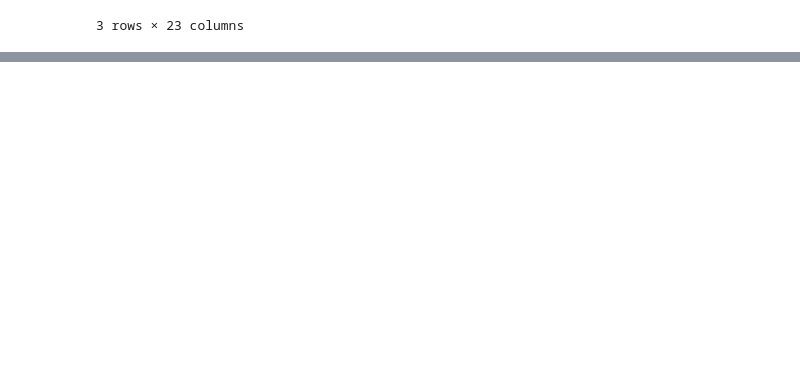
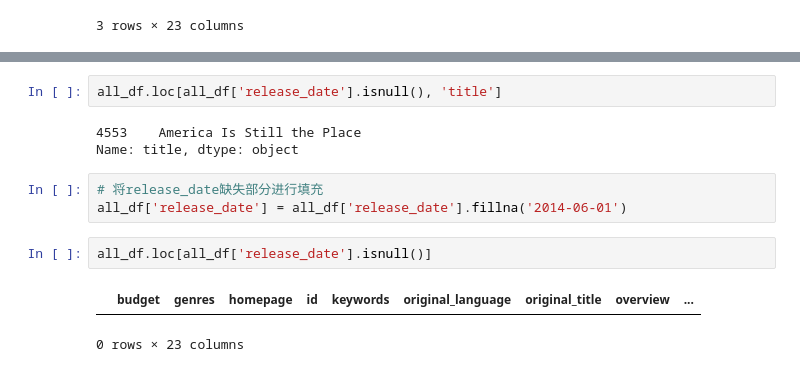
Before and after one commit to longxiangfu/python_learn, a Jupyter notebook: python/data_resolver/film/film_data_resolver.ipynb, the cells around one changed output, grey strips where cells are left out. Cells and saved outputs as stored; diff of their text form; blank space fills up the shorter version.

```diff
--- a/python/data_resolver/film/film_data_resolver.ipynb
+++ b/python/data_resolver/film/film_data_resolver.ipynb
@@ -155,0 +167,13 @@ all_df.head(3)
+# %%
+all_df.loc[all_df['release_date'].isnull(), 'title']
+# %% [output]
+4553    America Is Still the Place
+Name: title, dtype: object
+# %%
+# 将release_date缺失部分进行填充
+all_df['release_date'] = all_df['release_date'].fillna('2014-06-01')
+# %%
+all_df.loc[all_df['release_date'].isnull()]
+# %% [output]
+|  | budget | genres | homepage | id | keywords | original_language | original_title | overview | ... |
+0 rows × 23 columns
```
Also changed, not shown: parts of 8 cells of this notebook.
